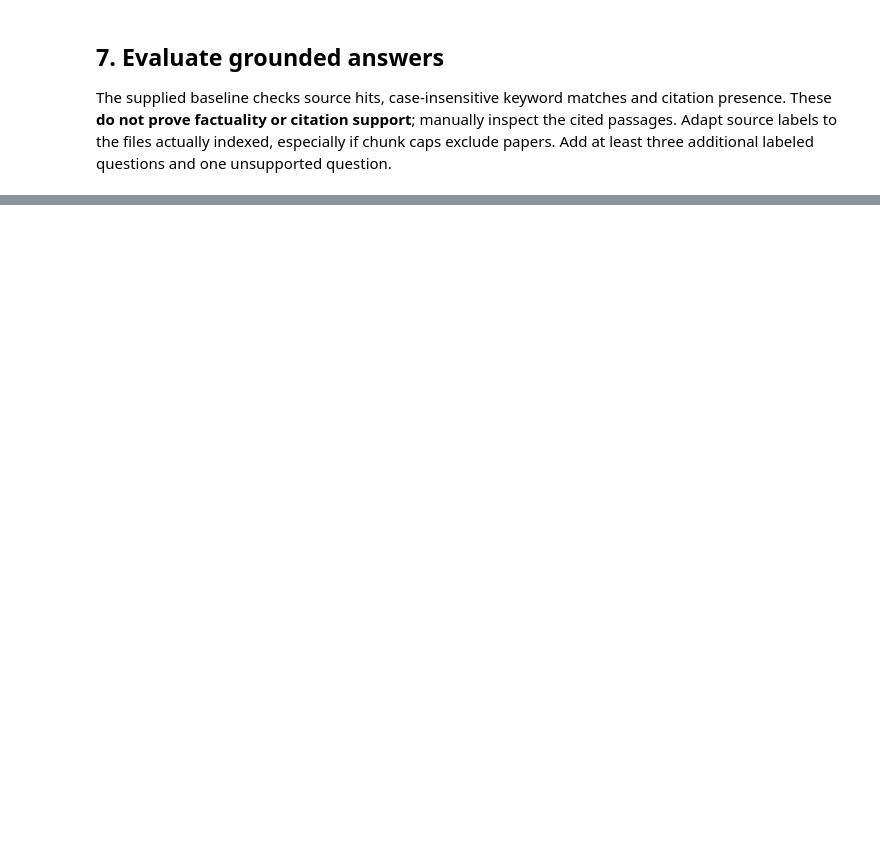
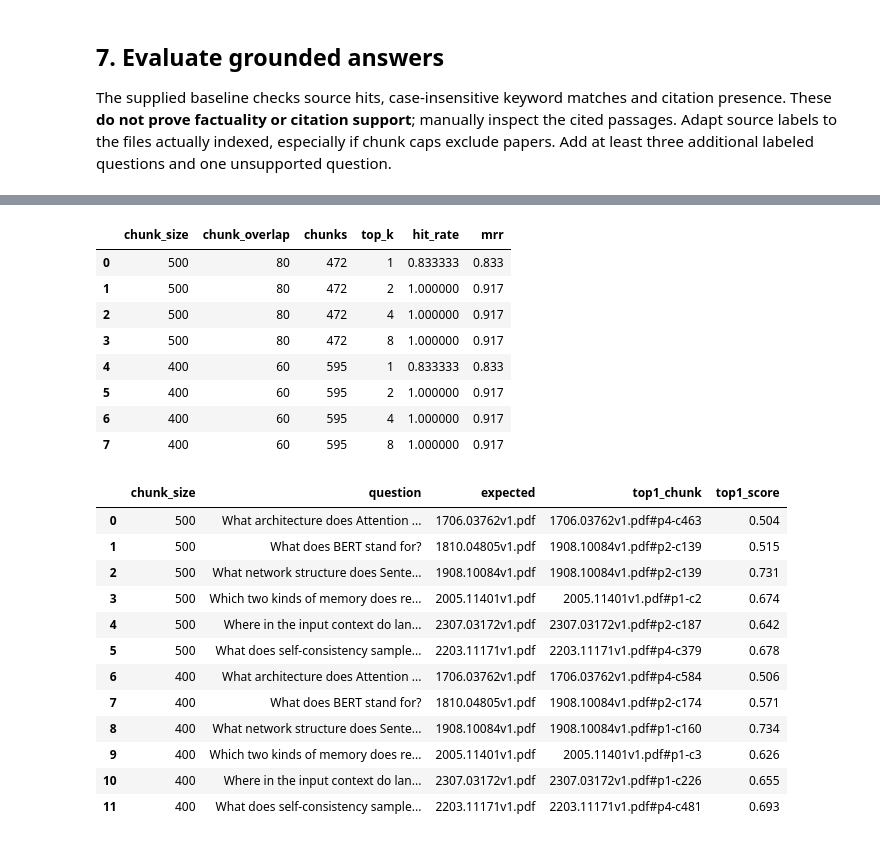
Before and after one commit to quentin-trlt/llm-gen-ai, a Jupyter notebook: Lab3_Prompting_RAG/Lab3-2_RAG.ipynb, the cells around one changed output, grey strips where cells are left out. Saved outputs shown, nothing was run; the diff lists cells and outputs as text; code cells hidden in the pictures; blank space fills up the shorter version.

```diff
--- a/Lab3_Prompting_RAG/Lab3-2_RAG.ipynb
+++ b/Lab3_Prompting_RAG/Lab3-2_RAG.ipynb
@@ -91,7 +128,7 @@ pages per PDF after extraction to keep initial embedding work small. Inspect tex
 # %%
 from langchain_community.document_loaders import DirectoryLoader, PyPDFLoader
 
-loader = None  # TODO: create the DirectoryLoader with PyPDFLoader
+loader = DirectoryLoader(str(rag_config.pdf_dir), glob="**/*.pdf", loader_cls=PyPDFLoader)
 if loader is None:
     raise NotImplementedError("TODO: configure the PDF loader above")
 all_pages = loader.load()
@@ -154,7 +240,7 @@ Use `vectorstore.similarity_search_with_score(query, k=rag_config.top_k)`. Inspe
 similarities for the required normalized inner-product setup, not probabilities.
 # %%
 query = "What is the main idea behind the Transformer architecture?"
-search_results = None  # TODO: retrieve document/score pairs
+search_results = vectorstore.similarity_search_with_score(query, k=rag_config.top_k)
 if search_results is None:
     raise NotImplementedError("TODO: run similarity search above")
 retrieved_docs = [document for document, score in search_results]
@@ -202,0 +372,16 @@ display(pd.DataFrame(evaluation_rows))
+# %%
+import re
+
+CHUNK_ID_PATTERN = re.compile(r"\[([^\[\]]+?\.pdf#p\d+-c\d+)\]")
+inspected = [(query, rag_result["answer"], [doc.metadata["chunk_id"] for doc in rag_result["documents"]])]
+for case, row in zip(evaluation_cases, evaluation_rows):
+    retrieved = vectorstore.similarity_search(case["question"], k=rag_config.top_k)
+    inspected.append((case["question"], row["answer"], [doc.metadata["chunk_id"] for doc in retrieved]))
+
+for question, answer, retrieved_ids in inspected:
+    cited_ids = CHUNK_ID_PATTERN.findall(answer)
+    print("Q:", question)
+    print("A:", answer)
+    print("Retrieved:", retrieved_ids)
+    print("Cited:", cited_ids, "| not retrieved:", sorted(set(cited_ids) - set(retrieved_ids)))
+    print("-" * 100)
@@ -202,0 +441,59 @@ display(pd.DataFrame(evaluation_rows))
+# %%
+labeled_cases = [case for case in evaluation_cases if case["expected_source"]]
+alt_chunk_size, alt_chunk_overlap = 400, 60
+alt_splitter = RecursiveCharacterTextSplitter(chunk_size=alt_chunk_size, chunk_overlap=alt_chunk_overlap)
+alt_split = alt_splitter.split_documents(docs)
+alt_chunks = prepare_rag_chunks(alt_split, len(alt_split))
+alt_vectorstore = FAISS.from_documents(alt_chunks, embeddings, distance_strategy=DistanceStrategy.MAX_INNER_PRODUCT)
+
+index_settings = [
+    (rag_config.chunk_size, rag_config.chunk_overlap, len(chunks), vectorstore),
+    (alt_chunk_size, alt_chunk_overlap, len(alt_chunks), alt_vectorstore),
+]
+comparison_rows = []
+for chunk_size, chunk_overlap, chunk_count, store in index_settings:
+    ranked = {case["question"]: store.similarity_search_with_score(case["question"], k=8) for case in labeled_cases}
+    for top_k in (1, 2, 4, 8):
+        reciprocal_ranks = []
+        for case in labeled_cases:
+            sources = [document.metadata["source"] for document, _ in ranked[case["question"]][:top_k]]
+            hit_rank = sources.index(case["expected_source"]) + 1 if case["expected_source"] in sources else None
+            reciprocal_ranks.append(1 / hit_rank if hit_rank else 0.0)
+        comparison_rows.append({
+            "chunk_size": chunk_size, "chunk_overlap": chunk_overlap, "chunks": chunk_count, "top_k": top_k,
+            "hit_rate": sum(rr > 0 for rr in reciprocal_ranks) / len(labeled_cases),
+            "mrr": round(sum(reciprocal_ranks) / len(labeled_cases), 3),
+        })
+display(pd.DataFrame(comparison_rows))
+
+per_question = []
+for chunk_size, _, _, store in index_settings:
+    for case in labeled_cases:
+        document, score = store.similarity_search_with_score(case["question"], k=1)[0]
+        per_question.append({"chunk_size": chunk_size, "question": case["question"],
+                             "expected": case["expected_source"], "top1_chunk": document.metadata["chunk_id"],
+                             "top1_score": round(float(score), 3)})
+display(pd.DataFrame(per_question))
+# %% [output]
+|  | chunk_size | chunk_overlap | chunks | top_k | hit_rate | mrr |
+| 0 | 500 | 80 | 472 | 1 | 0.833333 | 0.833 |
+| 1 | 500 | 80 | 472 | 2 | 1.000000 | 0.917 |
+| 2 | 500 | 80 | 472 | 4 | 1.000000 | 0.917 |
+| 3 | 500 | 80 | 472 | 8 | 1.000000 | 0.917 |
+| 4 | 400 | 60 | 595 | 1 | 0.833333 | 0.833 |
+| 5 | 400 | 60 | 595 | 2 | 1.000000 | 0.917 |
+| 6 | 400 | 60 | 595 | 4 | 1.000000 | 0.917 |
+| 7 | 400 | 60 | 595 | 8 | 1.000000 | 0.917 |
+|  | chunk_size | question | expected | top1_chunk | top1_score |
+| 0 | 500 | What architecture does Attention ... | 1706.03762v1.pdf | 1706.03762v1.pdf#p4-c463 | 0.504 |
+| 1 | 500 | What does BERT stand for? | 1810.04805v1.pdf | 1908.10084v1.pdf#p2-c139 | 0.515 |
+| 2 | 500 | What network structure does Sente... | 1908.10084v1.pdf | 1908.10084v1.pdf#p2-c139 | 0.731 |
+| 3 | 500 | Which two kinds of memory does re... | 2005.11401v1.pdf | 2005.11401v1.pdf#p1-c2 | 0.674 |
+| 4 | 500 | Where in the input context do lan... | 2307.03172v1.pdf | 2307.03172v1.pdf#p2-c187 | 0.642 |
+| 5 | 500 | What does self-consistency sample... | 2203.11171v1.pdf | 2203.11171v1.pdf#p4-c379 | 0.678 |
+| 6 | 400 | What architecture does Attention ... | 1706.03762v1.pdf | 1706.03762v1.pdf#p4-c584 | 0.506 |
+| 7 | 400 | What does BERT stand for? | 1810.04805v1.pdf | 1908.10084v1.pdf#p2-c174 | 0.571 |
+| 8 | 400 | What network structure does Sente... | 1908.10084v1.pdf | 1908.10084v1.pdf#p1-c160 | 0.734 |
+| 9 | 400 | Which two kinds of memory does re... | 2005.11401v1.pdf | 2005.11401v1.pdf#p1-c3 | 0.626 |
+| 10 | 400 | Where in the input context do lan... | 2307.03172v1.pdf | 2307.03172v1.pdf#p1-c226 | 0.655 |
+| 11 | 400 | What does self-consistency sample... | 2203.11171v1.pdf | 2203.11171v1.pdf#p4-c481 | 0.693 |
```
Also changed, not shown: parts of 22 cells of this notebook, 1 other file.
